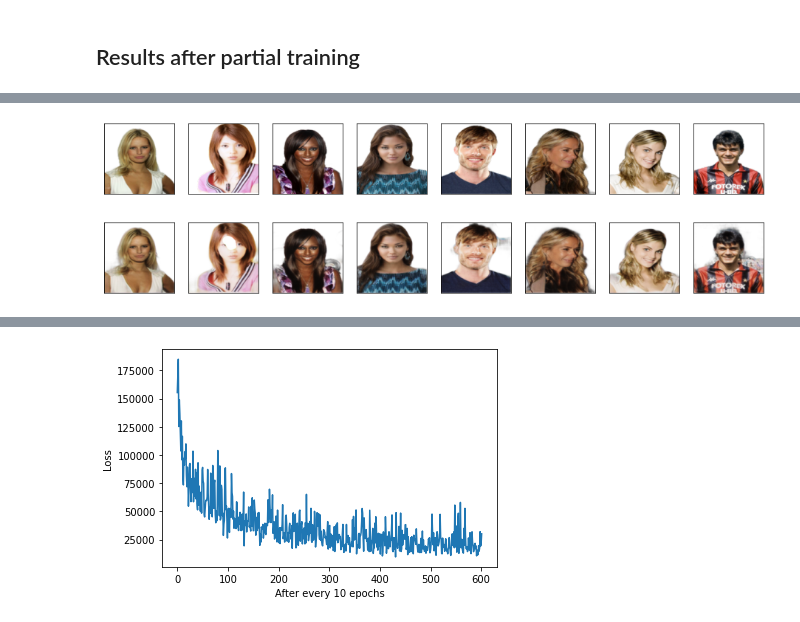
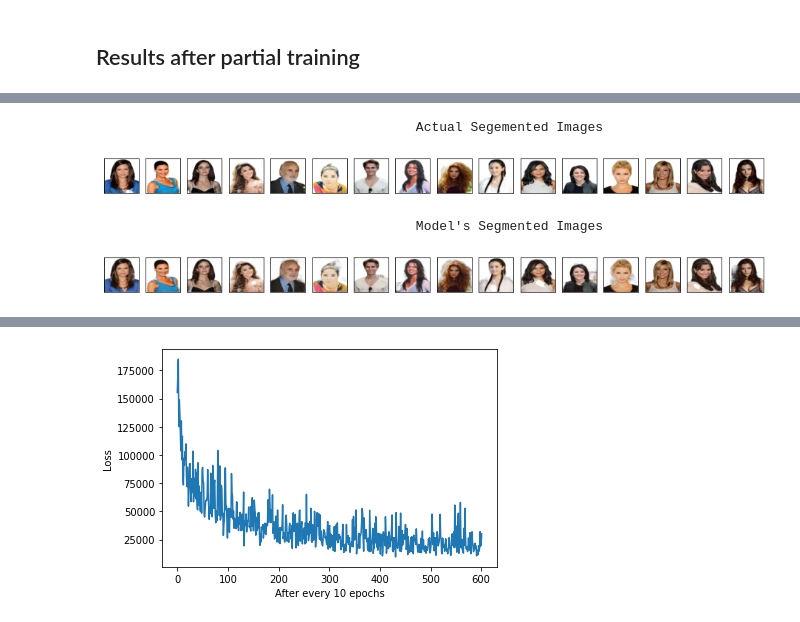
Before and after one commit to sanketsans/Image-Matting-U-Net, a Jupyter notebook: ImageMatting.ipynb, the cells around one changed output, grey strips where cells are left out. Cells and saved outputs as stored; diff of their text form; code cells hidden in the pictures.

```diff
--- a/ImageMatting.ipynb
+++ b/ImageMatting.ipynb
@@ -303,4 +305,4 @@ class Discriminator(nn.Module):
 G, D = Generator(), Discriminator()
 G = G.to(device)
 # D = D.to(device)
-# G.load_state_dict(torch.load('/content/gdrive/My Drive/HumanMattingDatasets/img_matting_checkpoint_G.pth'))
+G.load_state_dict(torch.load('/content/gdrive/My Drive/HumanMattingDatasets/img_matting_checkpoint_G_2.pth'))
@@ -341,8 +359,12 @@ view_results(0, f, 0)
-# %%
-t = scale(t)
-out = G(f)
-view_results(0, t)
-view_results(0, out)
-# %% [output]
-[figure, removed]
-[figure, removed]
+# %%
+t = scale(t)
+out = G(f)
+print("\t\t\t\t\t Actual Segemented Images \t\t\t\t \t")
+view_results(t, num_img=16)
+print("\t\t\t\t\t Model's Segmented Images \t\t\t\t \t")
+view_results(out, num_img=16)
+# %% [output]
+                                         Actual Segemented Images
+[figure, added]
+                                         Model's Segmented Images
+[figure, added]
```
Also changed, not shown: parts of 16 cells of this notebook.
